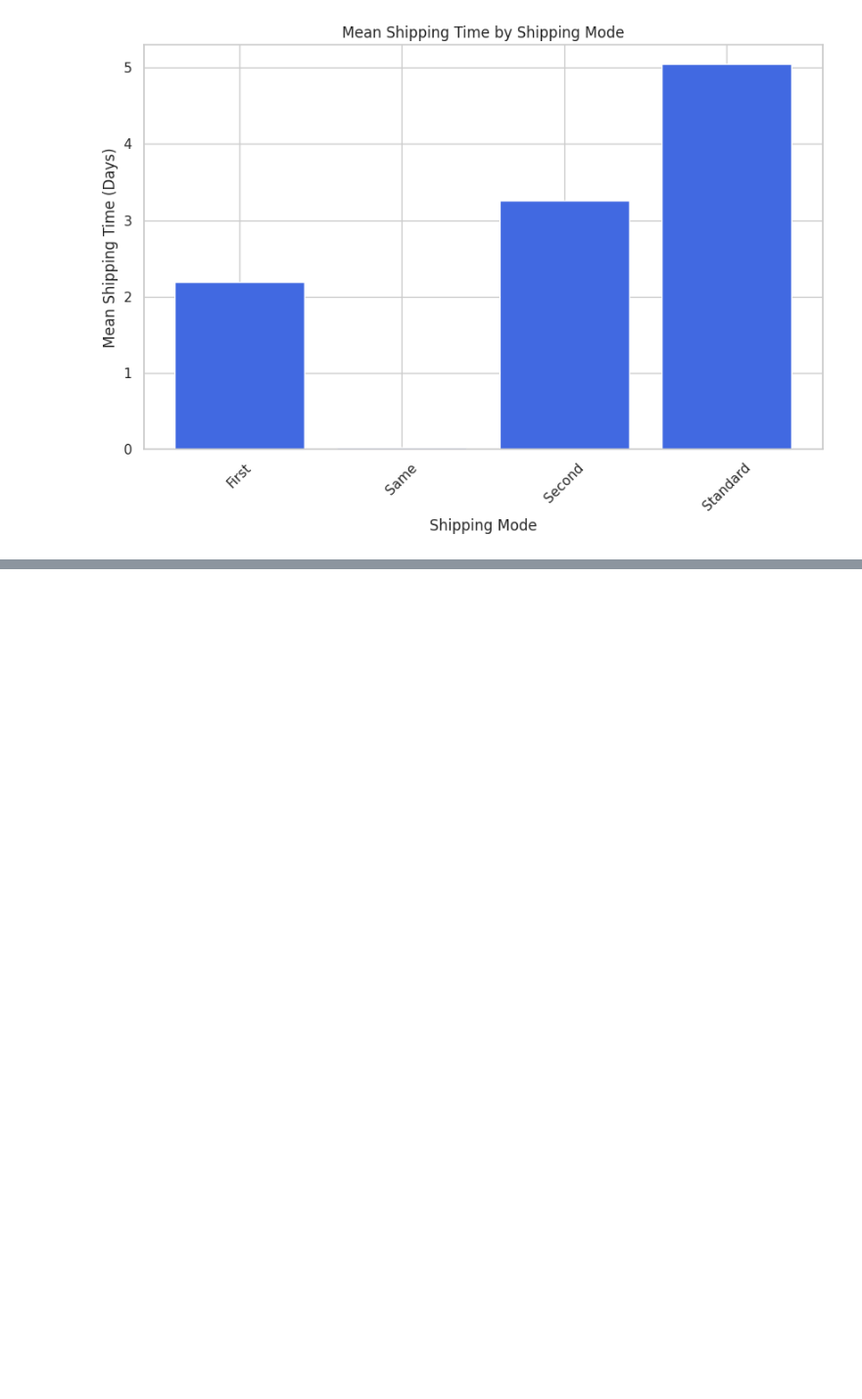
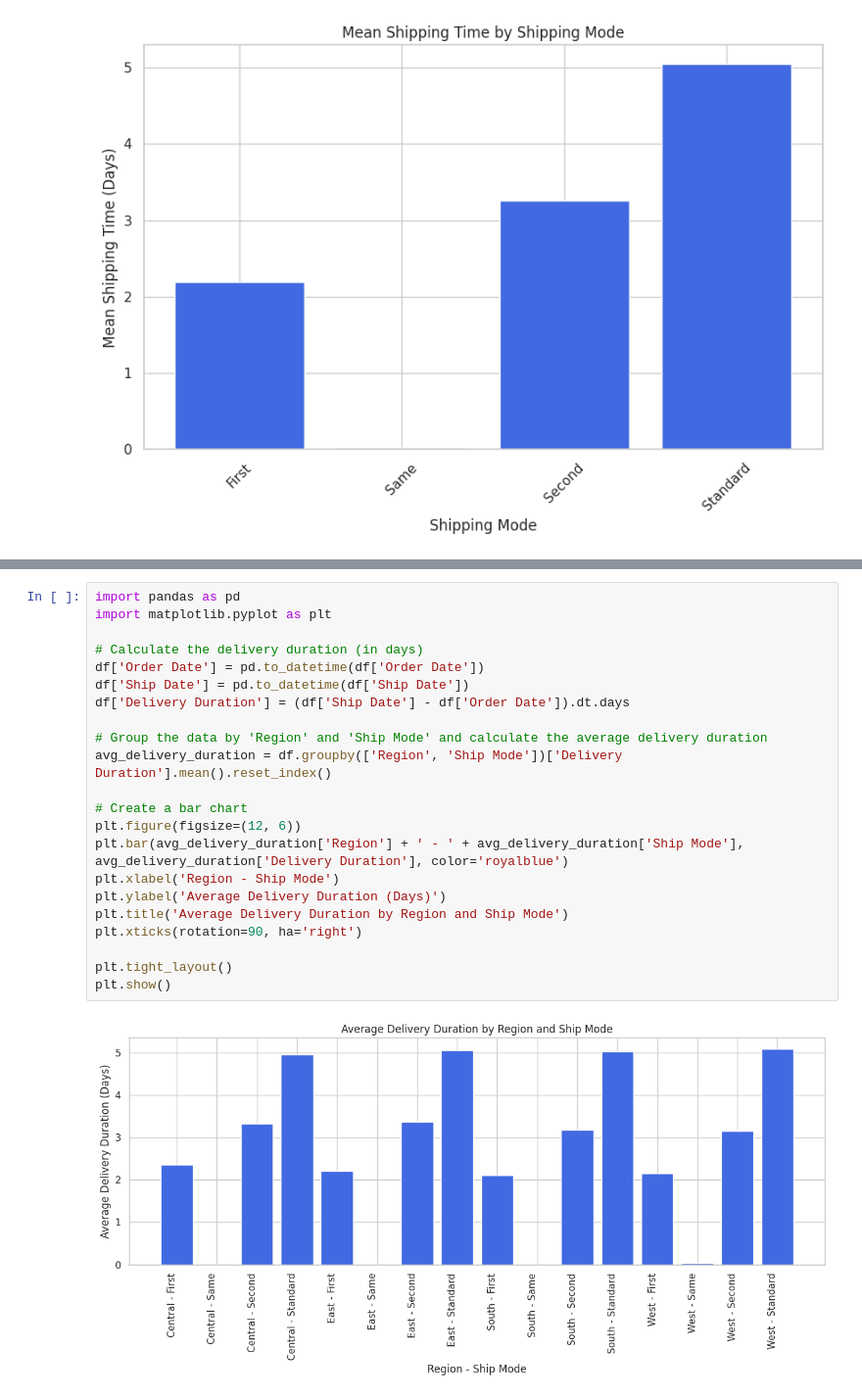
Before and after one commit to mithun-mith/Superstore_charts-, a Jupyter notebook: Superstore_charts.ipynb, the cells around one changed output, grey strips where cells are left out. Shown at 98% size. Cells and saved outputs as stored; diff of their text form; blank space fills up the shorter version.

```diff
--- a/Superstore_charts.ipynb
+++ b/Superstore_charts.ipynb
@@ -410,0 +476,24 @@ plt.show()
+# %%
+import pandas as pd
+import matplotlib.pyplot as plt
+
+# Calculate the delivery duration (in days)
+df['Order Date'] = pd.to_datetime(df['Order Date'])
+df['Ship Date'] = pd.to_datetime(df['Ship Date'])
+df['Delivery Duration'] = (df['Ship Date'] - df['Order Date']).dt.days
+
+# Group the data by 'Region' and 'Ship Mode' and calculate the average delivery duration
+avg_delivery_duration = df.groupby(['Region', 'Ship Mode'])['Delivery Duration'].mean().reset_index()
+
+# Create a bar chart
+plt.figure(figsize=(12, 6))
+plt.bar(avg_delivery_duration['Region'] + ' - ' + avg_delivery_duration['Ship Mode'], avg_delivery_duration['Delivery Duration'], color='royalblue')
+plt.xlabel('Region - Ship Mode')
+plt.ylabel('Average Delivery Duration (Days)')
+plt.title('Average Delivery Duration by Region and Ship Mode')
+plt.xticks(rotation=90, ha='right')
+
+plt.tight_layout()
+plt.show()
+# %% [output]
+[figure, added]
```
Also changed, not shown: parts of 9 cells of this notebook.
